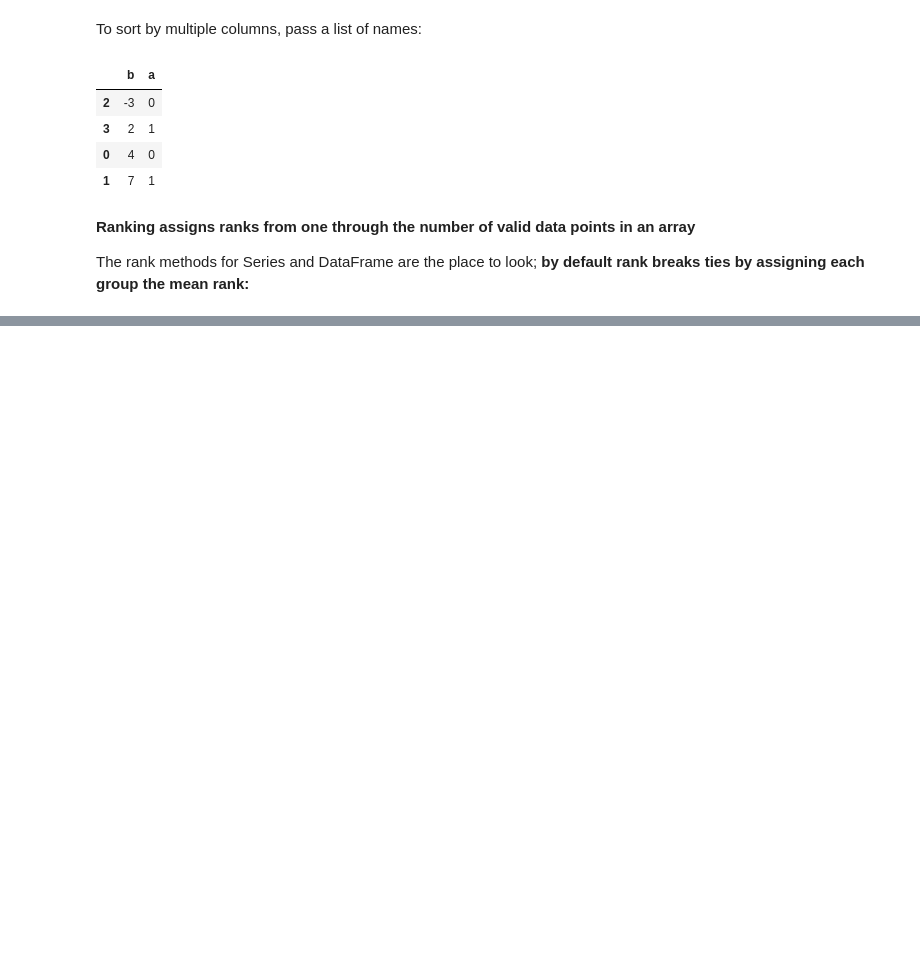
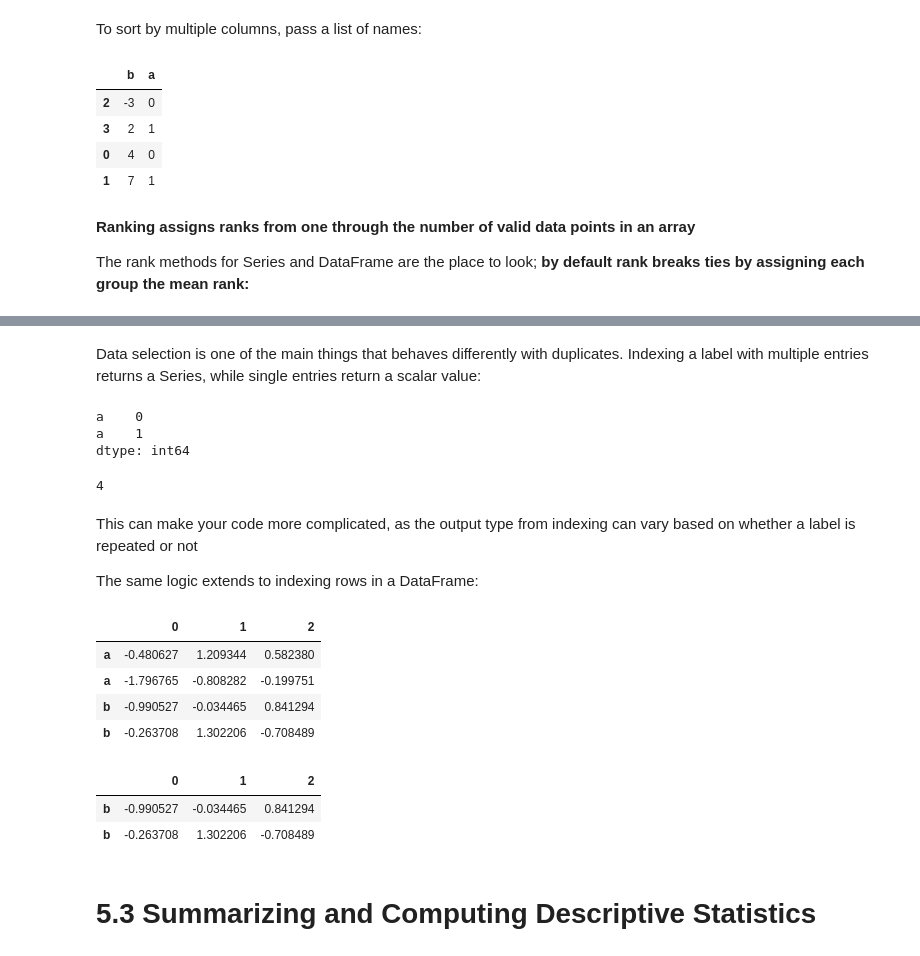
Before and after one commit to lucaslokchan/data-analysis, a Jupyter notebook: Python for Data Analysis/05_Getting_Started_with_pandas.ipynb, the cells around one changed output, grey strips where cells are left out. Drawn from its saved outputs; the diff is of its cells as text; code cells hidden in the pictures; blank space fills up the shorter version.

Commit message:
Summarizing and Computing Descriptive Statistics

```diff
--- a/Python for Data Analysis/05_Getting_Started_with_pandas.ipynb
+++ b/Python for Data Analysis/05_Getting_Started_with_pandas.ipynb
@@ -1485,0 +1591,34 @@ The rank methods for Series and DataFrame are the place to look; **by default ra
+# %% [markdown]
+Data selection is one of the main things that behaves differently with duplicates. Indexing a label with multiple entries returns a Series, while single entries return a scalar value:
+# %%
+obj['a']
+# %% [output]
+a    0
+a    1
+dtype: int64
+# %%
+obj['c']
+# %% [output]
+4
+# %% [markdown]
+This can make your code more complicated, as the output type from indexing can vary based on whether a label is repeated or not
+
+The same logic extends to indexing rows in a DataFrame:
+# %%
+df = pd.DataFrame(np.random.randn(4, 3), index=['a', 'a', 'b', 'b'])
+# %%
+df
+# %% [output]
+|  | 0 | 1 | 2 |
+| a | -0.480627 | 1.209344 | 0.582380 |
+| a | -1.796765 | -0.808282 | -0.199751 |
+| b | -0.990527 | -0.034465 | 0.841294 |
+| b | -0.263708 | 1.302206 | -0.708489 |
+# %%
+df.loc['b']
+# %% [output]
+|  | 0 | 1 | 2 |
+| b | -0.990527 | -0.034465 | 0.841294 |
+| b | -0.263708 | 1.302206 | -0.708489 |
+# %% [markdown]
+# 5.3 Summarizing and Computing Descriptive Statistics
```
Also changed, not shown: parts of 26 cells of this notebook.
